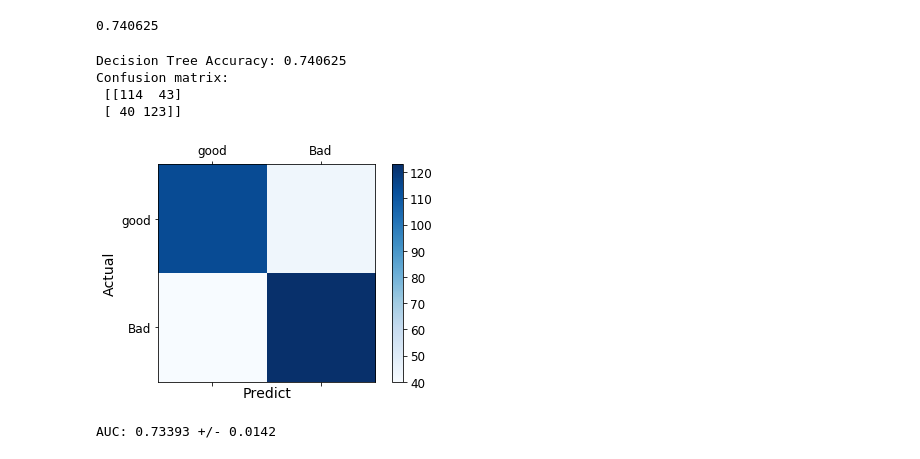
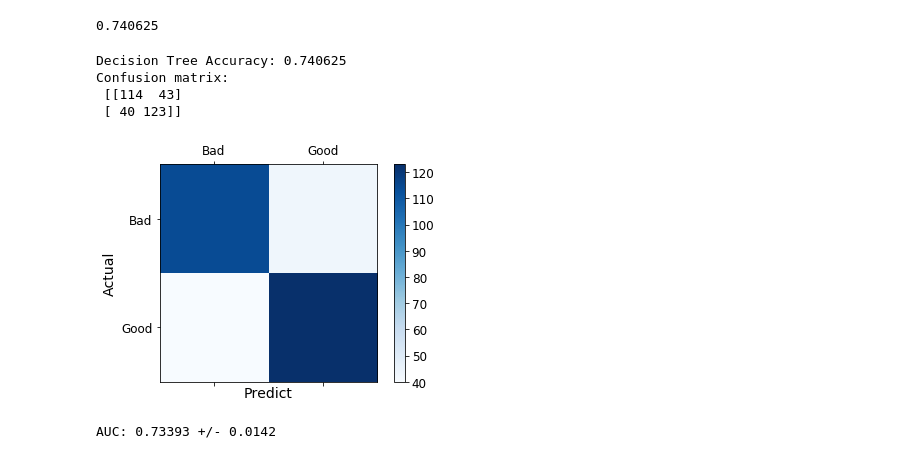
Before and after one commit to huangyuzhang/cookbook, a Jupyter notebook: wine/wine3.ipynb, the cells around one changed output. Saved outputs shown, nothing was run; the diff lists cells and outputs as text; code cells hidden in the pictures.

```diff
--- a/wine/wine3.ipynb
+++ b/wine/wine3.ipynb
@@ -212,28 +212,28 @@ accuracy_score(y_true=y2_test, y_pred=prediction2)
 # %%
 from sklearn.metrics import confusion_matrix
 from matplotlib import pyplot as plt
 
 print("Decision Tree Accuracy:",accuracy_score(y2_test, clf2.predict(X_test)))
 
 conf_mat = confusion_matrix(y2_test, clf2.predict(X_test))
 print('Confusion matrix:\n', conf_mat)
 
-labels = ['good', 'Bad']
+labels = ['Bad', 'Good']
 fig = plt.figure()
 ax = fig.add_subplot(111)
 cax = ax.matshow(conf_mat, cmap=plt.cm.Blues)
 fig.colorbar(cax)
 ax.set_xticklabels([''] + labels)
 ax.set_yticklabels([''] + labels)
 plt.xlabel('Predict')
 plt.ylabel('Actual')
 plt.show()
 # %% [output]
 Decision Tree Accuracy: 0.740625
 Confusion matrix:
  [[114  43]
  [ 40 123]]
-[figure, old version]
+[figure, new version]
 # %%
 from sklearn.model_selection import cross_val_predict, cross_val_score
 cv = 3
```
Also changed, not shown: parts of 1 cell of this notebook, 1 other file.
